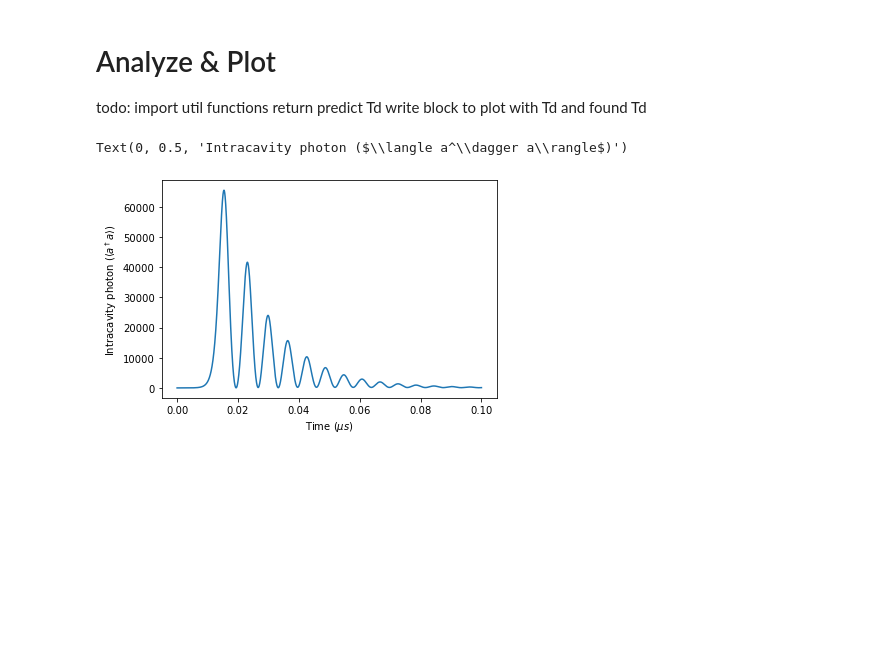
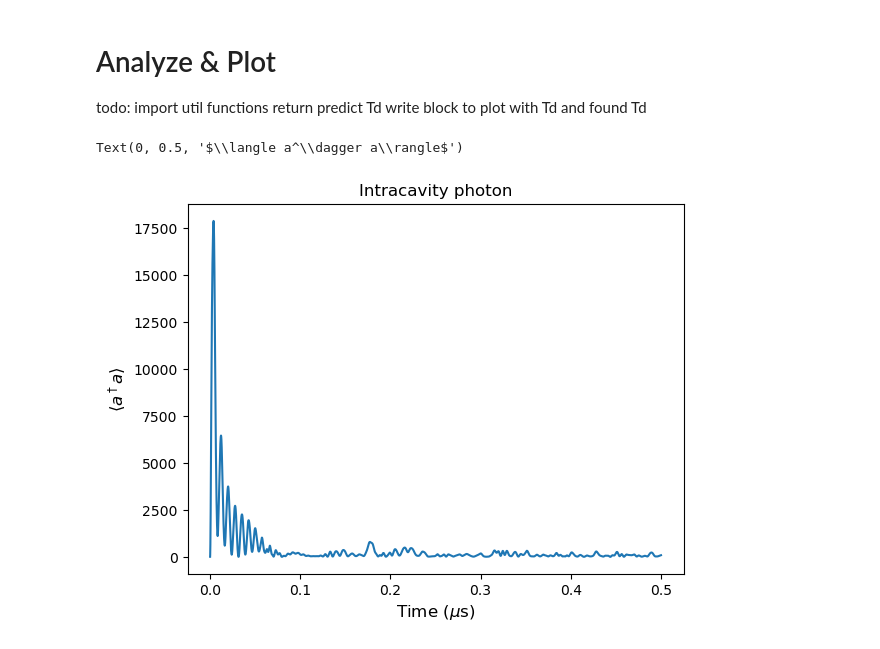
Before and after one commit to VodkaSin/Cuda_C_spin_sync, a Jupyter notebook: CUDA_code/cuda_run.ipynb, the cells around one changed output. Drawn from its saved outputs; the diff is of its cells as text; code cells hidden in the pictures; blank space fills up the shorter version.

Commit message:
New comments and allowing plot heat to take title and label as arguments

```diff
--- a/CUDA_code/cuda_run.ipynb
+++ b/CUDA_code/cuda_run.ipynb
@@ -120,15 +126,16 @@ write block to plot with Td and found Td
 #         [2]: coherence
 #         [3]: photons
 #############################################################
-results = utils.read_results("500det") # Input: file handle
+results = utils.read_results("k50N5SS") # Input: file handle
 # %%
 #############################################################
 # Plots intracavity field
 #############################################################
 plt.plot(results[0], results[3])
-plt.xlabel(r"Time ($\mu s$)")
-plt.ylabel(r"Intracavity photon ($\langle a^\dagger a\rangle$)")
+plt.title("Intracavity photon", fontsize=12)
+plt.xlabel(r"Time ($\mu$s)", fontsize=12)
+plt.ylabel(r"$\langle a^\dagger a\rangle$", fontsize=12)
 # %% [output]
-Text(0, 0.5, 'Intracavity photon ($\\langle a^\\dagger a\\rangle$)')
+Text(0, 0.5, '$\\langle a^\\dagger a\\rangle$')
-[figure, old version]
+[figure, new version]
 # %%
```
Also changed, not shown: parts of 6 cells of this notebook, 1 other file.
